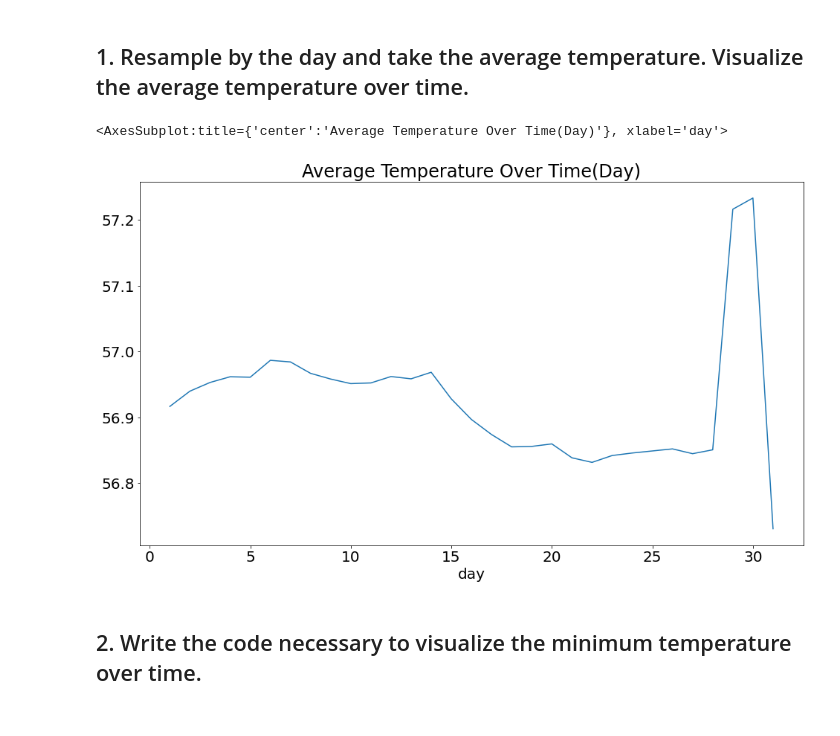
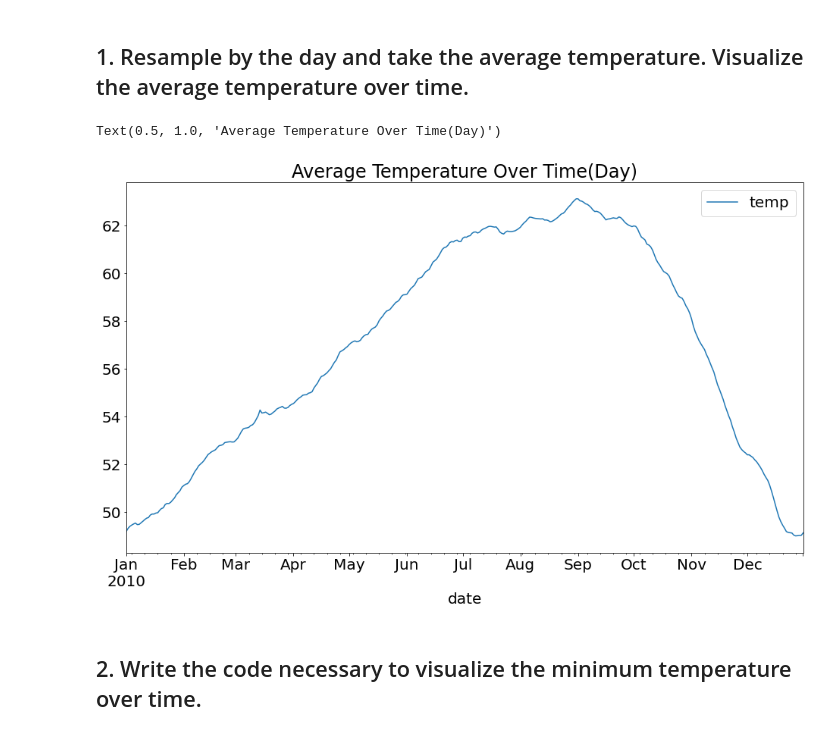
Before and after one commit to m3redithw/time-series-exercises, a Jupyter notebook: time_series_data_exercises.ipynb, the cells around one changed output. Cells and saved outputs as stored; diff of their text form; code cells hidden in the pictures.

```diff
--- a/time_series_data_exercises.ipynb
+++ b/time_series_data_exercises.ipynb
@@ -28,12 +31,12 @@ df.head()
 # %% [markdown]
 ## 1. Resample by the day and take the average temperature. Visualize the average temperature over time.
-# %%
-df['day'] = df.date.dt.day
-# %%
-plt.title('Average Temperature Over Time(Day)')
-df.groupby('day').mean().temp.plot()
-# %% [output]
-<AxesSubplot:title={'center':'Average Temperature Over Time(Day)'}, xlabel='day'>
-[figure, removed]
+# %%
+# Resample by day
+daily_avg = df.resample('D').mean()
+daily_avg.plot()
+plt.title('Average Temperature Over Time(Day)')
+# %% [output]
+Text(0.5, 1.0, 'Average Temperature Over Time(Day)')
+[figure, added]
 # %% [markdown]
 ## 2. Write the code necessary to visualize the minimum temperature over time.
```
Also changed, not shown: parts of 13 cells of this notebook.
